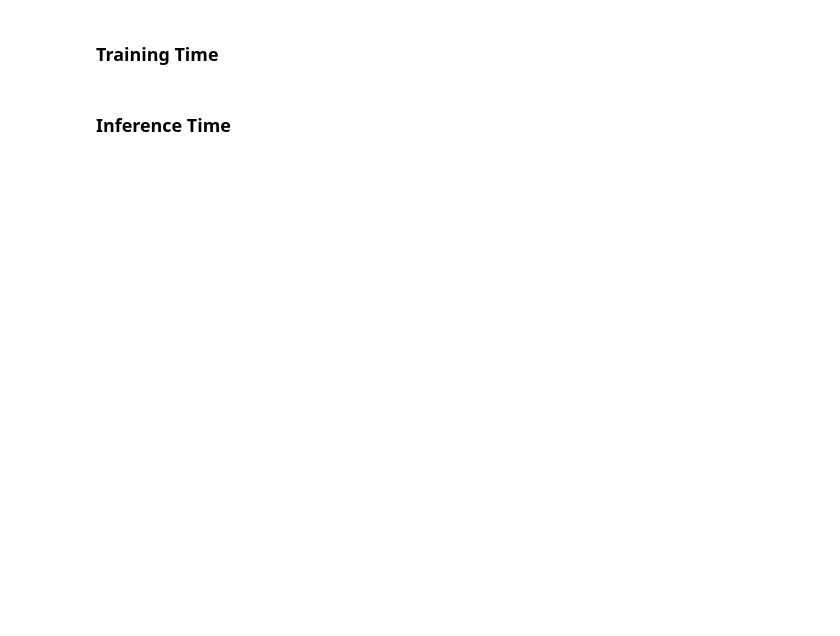
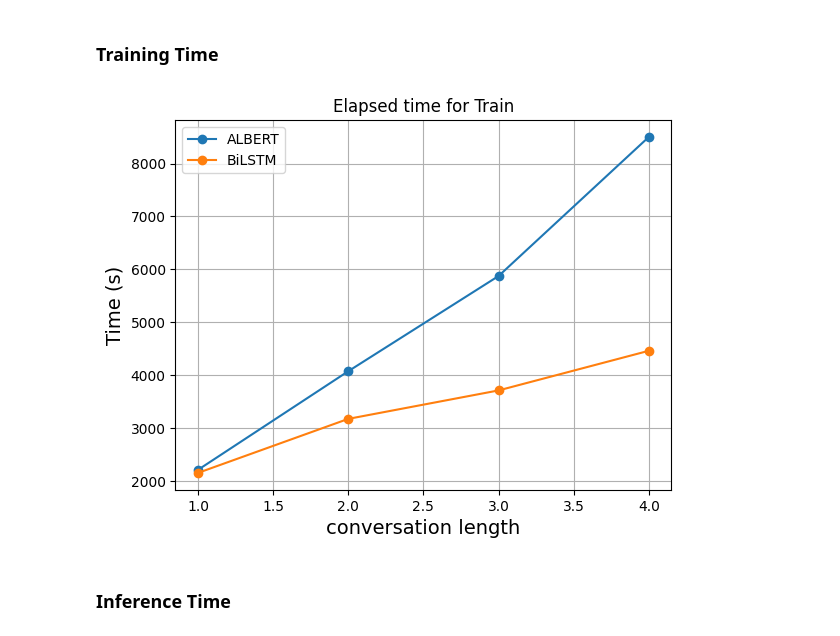
Before and after one commit to eskinderit/A-comparison-of-small-and-large-uni-multi-modal-language-models-for-sentiment-analysis-, a Jupyter notebook: Result Visualization.ipynb, the cells around one changed output. Drawn from its saved outputs; the diff is of its cells as text; code cells hidden in the pictures; blank space fills up the shorter version.

```diff
--- a/Result Visualization.ipynb
+++ b/Result Visualization.ipynb
@@ -114,24 +120,26 @@ plt.show()
 # %%
 # train time
 albert_train_time = [i.train_time for i in albert_results]
 text_bilstm_train_time = [i.train_time for i in text_bilstm_results]
 
 # prediction time
 albert_eval_time = [i.test_prediction_time for i in albert_results]
 text_bilstm_eval_time = [i.test_prediction_time for i in text_bilstm_results]
 
 albert_results_convlen = [i.conv_length for i in albert_results]
 
 ## Elapsed time (s) depending on conversation length
 
-plt.plot(albert_results_convlen, albert_train_time, label='ALBERT')
-plt.plot(albert_results_convlen, text_bilstm_train_time, label='BiLSTM')
+plt.plot(albert_results_convlen, albert_train_time, linestyle='-', marker='o', label='ALBERT')
+plt.plot(albert_results_convlen, text_bilstm_train_time, linestyle='-', marker='o', label='BiLSTM')
 plt.ylabel('Time (s)', fontsize=14)
 plt.xlabel('conversation length', fontsize=14)
 plt.title('Elapsed time for Train')
 plt.grid()
 plt.legend()
 plt.show()
+# %% [output]
+[figure, added]
 # %% [markdown]
 ### Inference Time
 # %%
```
Also changed, not shown: parts of 16 cells of this notebook.
